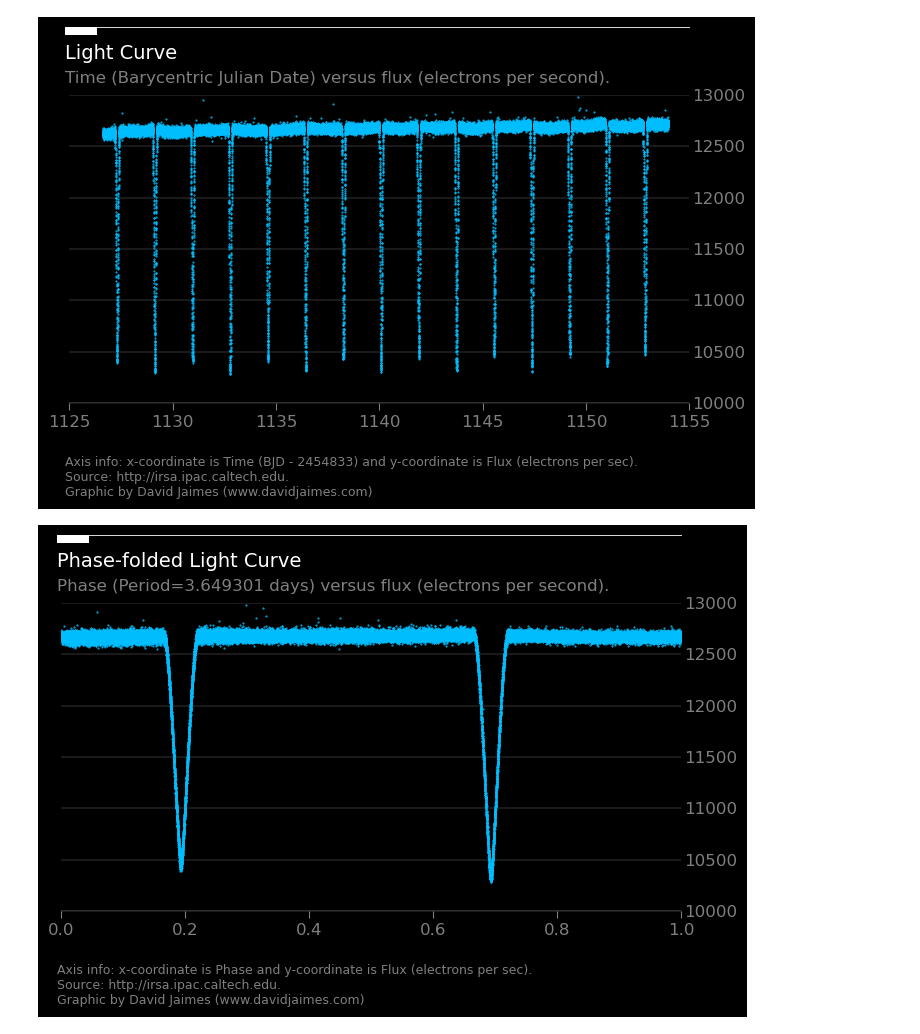
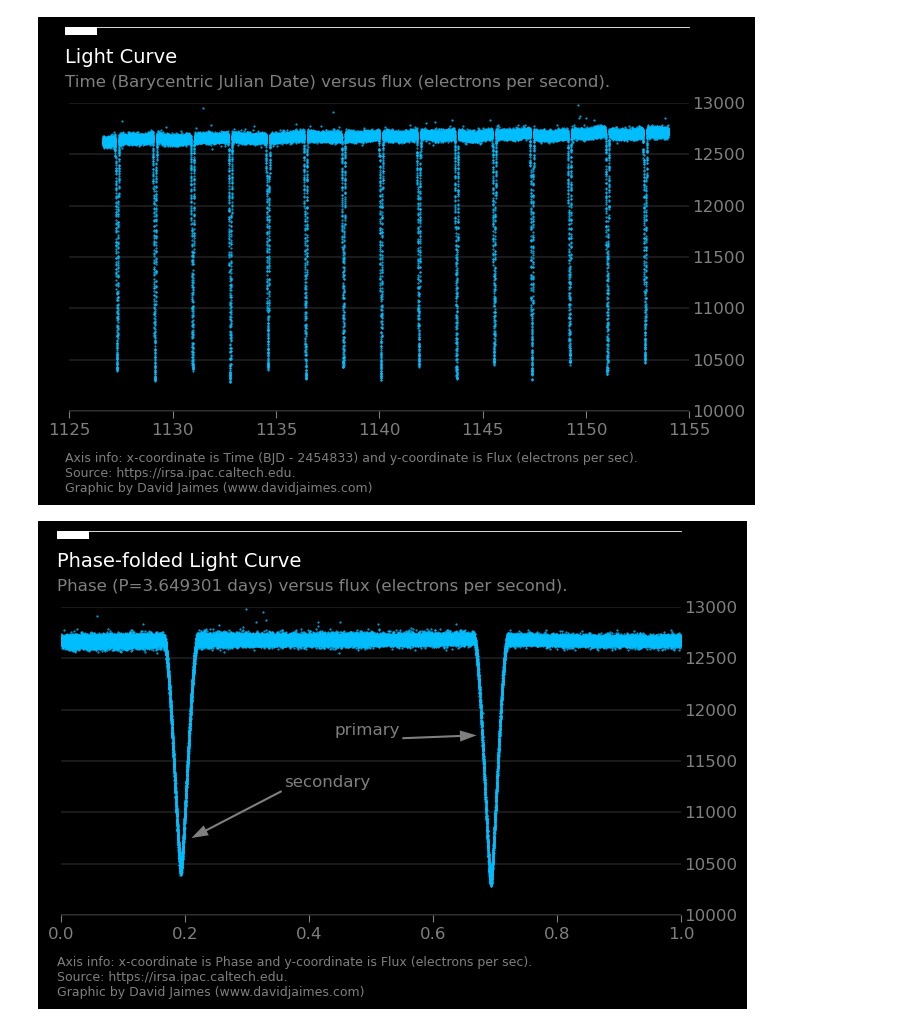
Before and after one commit to davidjaimes/eclipsing-binaries, a Jupyter notebook: eclipsing-binaries.ipynb, the cells around one changed output. Saved outputs shown, nothing was run; the diff lists cells and outputs as text; code cells hidden in the pictures.

```diff
--- a/eclipsing-binaries.ipynb
+++ b/eclipsing-binaries.ipynb
@@ -2,7 +2,7 @@
 import glob
 from astropy.io import fits
 import matplotlib.pyplot as plt
-from mpl_style import pro
+from mpl_style import pro, pro_plot
 import numpy as np
 plt.style.use(pro)
 blue = "deepskyblue"
@@ -13,80 +13,32 @@ time = hdu[1].data['TIME']
 flux = hdu[1].data['SAP_FLUX']
 
 fig, ax = plt.subplots()
-ax.yaxis.tick_right()
-ax.text(x=0.12, y=.97,
-    s="Light Curve",
-    transform=fig.transFigure,
-    ha='left',
-    fontsize=14,
-    color='w')
-ax.text(x=0.12, y=.91,
-    s=r"Time (Barycentric Julian Date) versus flux (electrons per second).",
-    transform=fig.transFigure,
-    ha='left',
-    fontsize=12,
-    color='C7')
-ax.text(x=0.12, y=-0.13,
-    s="""Axis info: x-coordinate is Time (BJD - 2454833) and y-coordinate is Flux (electrons per sec).\nSource: http://irsa.ipac.caltech.edu.\nGraphic by David Jaimes (www.davidjaimes.com)""",
-    transform=fig.transFigure,
-    ha='left',
-    va='bottom',
-    fontsize=9,
-    color='C7')
-ax.plot([0.12, .9], [1.05, 1.05],
-    transform=fig.transFigure,
-    clip_on=False,
-    color='w',
-    linewidth=.6)
-ax.add_patch(plt.Rectangle((0.12, 1.05), 0.04, -0.02,
-    transform=fig.transFigure,
-    clip_on=False))
-
-
+title = "Light Curve"
+subtitle = "Time (Barycentric Julian Date) versus flux (electrons per second)."
+caption = "Axis info: x-coordinate is Time (BJD - 2454833) and y-coordinate is Flux (electrons per sec).\nSource: https://irsa.ipac.caltech.edu.\n"
+pro_plot(title, subtitle, caption, fig=fig, ax=ax, plt=plt)
 ax.plot(time, flux, '.', markersize=1, c=blue)
 ax.set_xlim(1125, 1155)
 ax.set_ylim(10000, 13000)
 plt.savefig('koi-3570-lc.png')
 # %% [output]
-[figure, old version]
+[figure, new version]
 # %%
 fig, ax = plt.subplots()
-ax.yaxis.tick_right()
-ax.text(x=0.12, y=.97,
-    s="Phase-folded Light Curve",
-    transform=fig.transFigure,
-    ha='left',
-    fontsize=14,
-    color='w')
-ax.text(x=0.12, y=.91,
-    s=r"Phase (Period=3.649301 days) versus flux (electrons per second).",
-    transform=fig.transFigure,
-    ha='left',
-    fontsize=12,
-    color='C7')
-ax.text(x=0.12, y=-0.13,
-    s="""Axis info: x-coordinate is Phase and y-coordinate is Flux (electrons per sec).\nSource: http://irsa.ipac.caltech.edu.\nGraphic by David Jaimes (www.davidjaimes.com)""",
-    transform=fig.transFigure,
-    ha='left',
-    va='bottom',
-    fontsize=9,
-    color='C7')
-ax.plot([0.12, .9], [1.05, 1.05],
-    transform=fig.transFigure,
-    clip_on=False,
-    color='w',
-    linewidth=.6)
-ax.add_patch(plt.Rectangle((0.12, 1.05), 0.04, -0.02,
-    transform=fig.transFigure,
-    clip_on=False))
+title = "Phase-folded Light Curve"
+subtitle = "Phase (P=3.649301 days) versus flux (electrons per second)."
+caption = "Axis info: x-coordinate is Phase and y-coordinate is Flux (electrons per sec).\nSource: https://irsa.ipac.caltech.edu.\n"
+pro_plot(title, subtitle, caption, fig=fig, ax=ax, plt=plt)
 
 period = 3.649301
 phase = (time - time[0]) / period % 1
 ax.plot(phase, flux, '.', markersize=1, c=blue)
+ax.annotate('primary', xy=(0.67, 11750), xytext=(0.44, 11750), c="C7", size=12,
+            arrowprops=dict(facecolor='C7', width=1.5, headwidth=8))
+ax.annotate('secondary', xy=(0.21, 10750), xytext=(0.36, 11250), c="C7", size=12,
+            arrowprops=dict(facecolor='C7', width=1.5, headwidth=8))
 ax.set_xlim(0, 1)
 ax.set_ylim(10000, 13000)
-# plt.xlabel('Phase (Period = 3.649301 days)')
-# plt.ylabel('Flux (e$^{-}$ per second)')
 plt.savefig('koi-3570-pflc.png')
 # %% [output]
-[figure, old version]
+[figure, new version]
```
